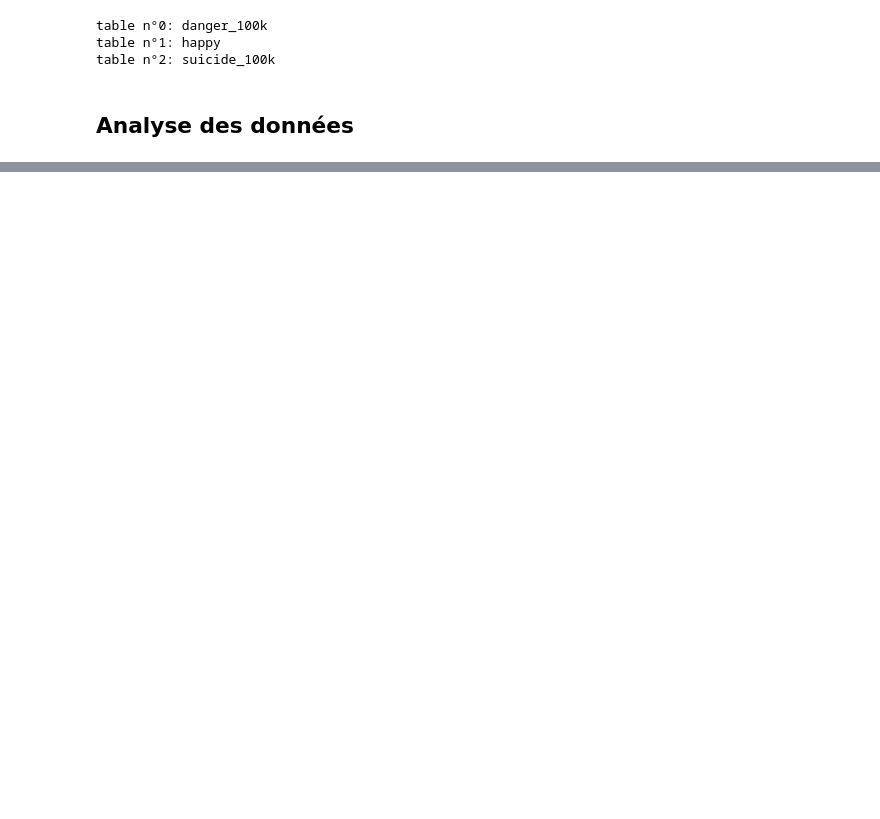
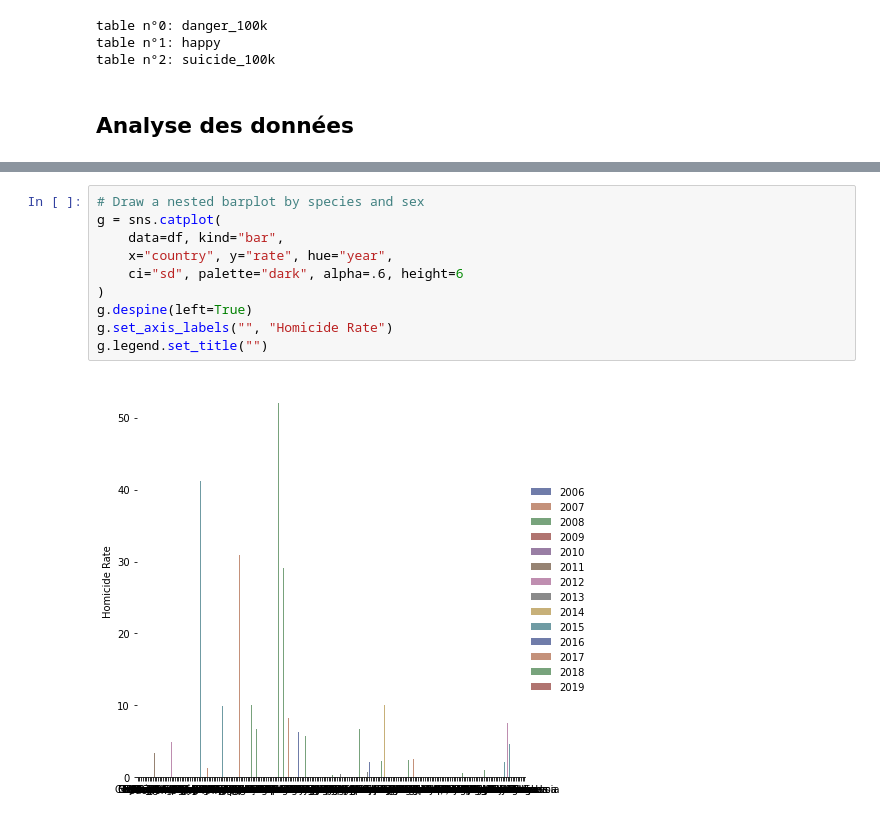
Before and after one commit to sboomi/world-happiness-project, a Jupyter notebook: nbs/Explore Data.ipynb, the cells around one changed output, grey strips where cells are left out. Cells and saved outputs as stored; diff of their text form; blank space fills up the shorter version.

```diff
--- a/nbs/Explore Data.ipynb
+++ b/nbs/Explore Data.ipynb
@@ -68,0 +92,12 @@ frames
+# %%
+# Draw a nested barplot by species and sex
+g = sns.catplot(
+    data=df, kind="bar",
+    x="country", y="rate", hue="year",
+    ci="sd", palette="dark", alpha=.6, height=6
+)
+g.despine(left=True)
+g.set_axis_labels("", "Homicide Rate")
+g.legend.set_title("")
+# %% [output]
+[figure, added]
```
Also changed, not shown: parts of 8 cells of this notebook, 8 other files.
